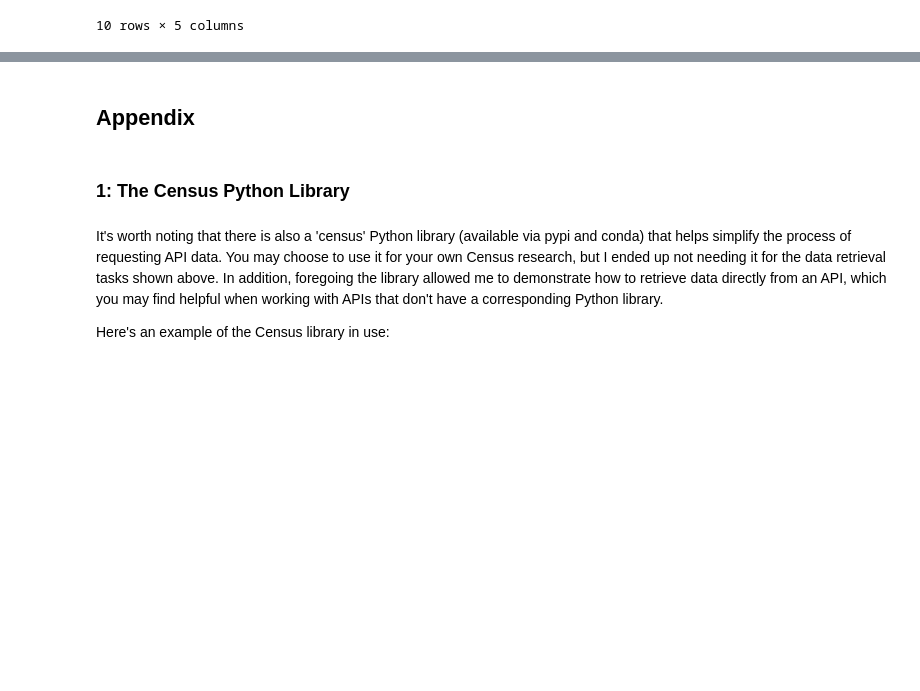
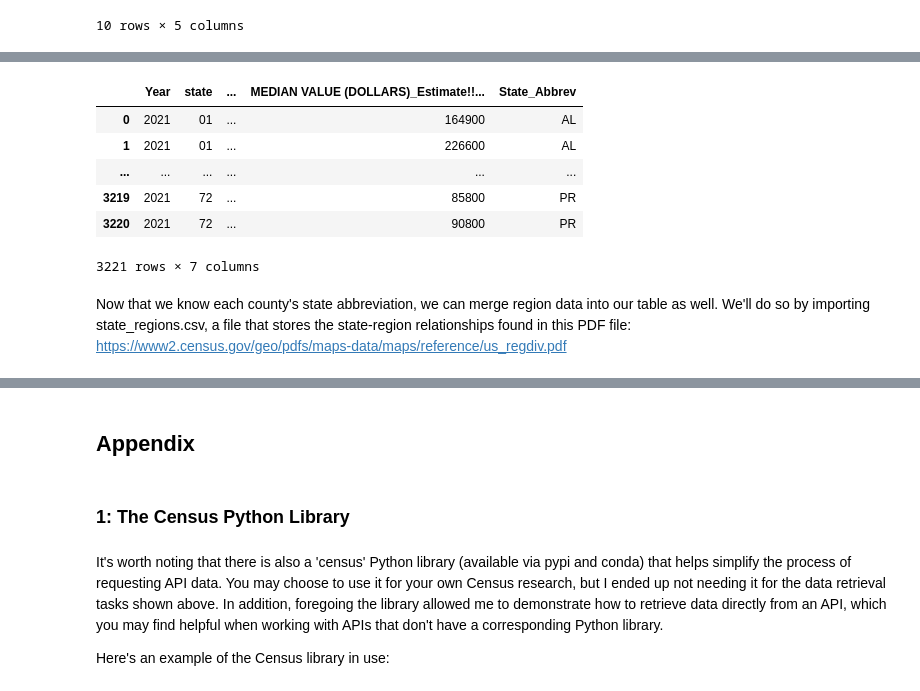
Before and after one commit to kburchfiel/pfn, a Jupyter notebook: Census_Data_Imports/census_data_imports_v2.ipynb, the cells around one changed output, grey strips where cells are left out. Drawn from its saved outputs; the diff is of its cells as text; code cells hidden in the pictures; blank space fills up the shorter version.

```diff
--- a/Census_Data_Imports/census_data_imports_v2.ipynb
+++ b/Census_Data_Imports/census_data_imports_v2.ipynb
@@ -954,0 +1003,11 @@ young_pop_display_cols]
+# %%
+df_fips = pd.read_csv('state_fips_codes_from_census.txt',
+            sep = '|')
+# Renaming columns to help facilitate an upcoming merge:
+df_fips.rename(columns = {'STATE':'State_Abbrev',
+'STATEFP':'state'}, inplace = True)
+# Converting the 'state' column into a zero-filled string
+# so that its values can get matched with the corresponding
+# FIPS codes in df_regression_data_county:
+df_fips['state'] = df_fips['state'].astype('str').str.zfill(2)
+df_fips
@@ -954,0 +1022,15 @@ young_pop_display_cols]
+# %%
+df_regression_data_county = df_regression_data_county.merge(
+    df_fips[['State_Abbrev', 'state']],
+    on = 'state', how = 'left')
+df_regression_data_county
+# %% [output]
+|  | Year | state | ... | MEDIAN VALUE (DOLLARS)_Estimate!!... | State_Abbrev |
+| 0 | 2021 | 01 | ... | 164900 | AL |
+| 1 | 2021 | 01 | ... | 226600 | AL |
+| ... | ... | ... | ... | ... | ... |
+| 3219 | 2021 | 72 | ... | 85800 | PR |
+| 3220 | 2021 | 72 | ... | 90800 | PR |
+3221 rows × 7 columns
+# %% [markdown]
+Now that we know each county's state abbreviation, we can merge region data into our table as well. We'll do so by importing state_regions.csv, a file that stores the state-region relationships found in this PDF file: https://www2.census.gov/geo/pdfs/maps-data/maps/reference/us_regdiv.pdf
```
Also changed, not shown: parts of 20 cells of this notebook, 8 other files.
